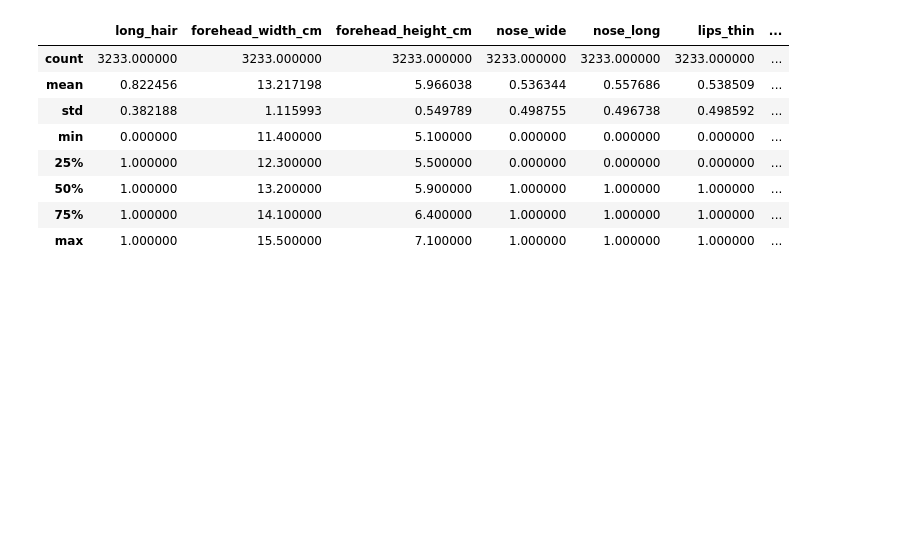
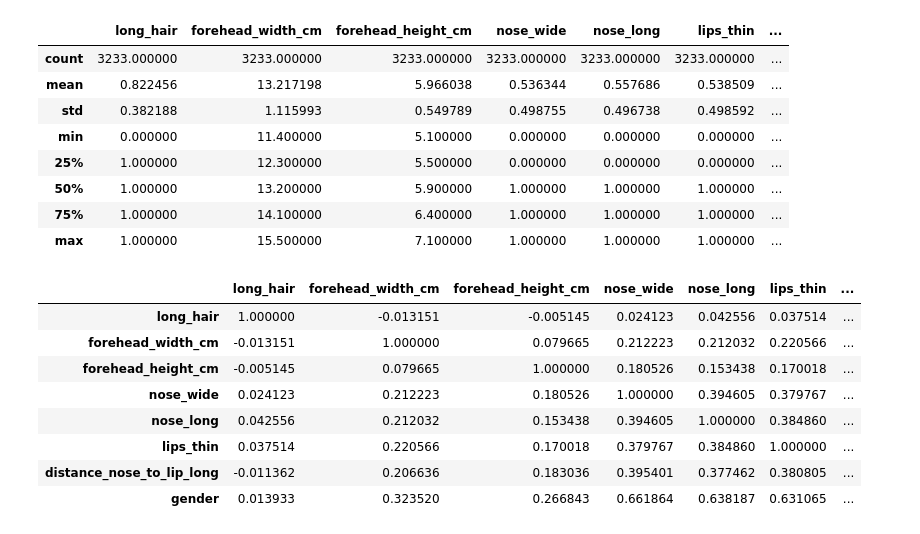
Before and after one commit to ebteshamul/logistic-regression, a Jupyter notebook: model.ipynb, the cells around one changed output. Cells and saved outputs as stored; diff of their text form; code cells hidden in the pictures; blank space fills up the shorter version.

```diff
--- a/model.ipynb
+++ b/model.ipynb
@@ -114,0 +120,12 @@ df.describe()
+# %%
+df.corr()
+# %% [output]
+|  | long_hair | forehead_width_cm | forehead_height_cm | nose_wide | nose_long | lips_thin | ... |
+| long_hair | 1.000000 | -0.013151 | -0.005145 | 0.024123 | 0.042556 | 0.037514 | ... |
+| forehead_width_cm | -0.013151 | 1.000000 | 0.079665 | 0.212223 | 0.212032 | 0.220566 | ... |
+| forehead_height_cm | -0.005145 | 0.079665 | 1.000000 | 0.180526 | 0.153438 | 0.170018 | ... |
+| nose_wide | 0.024123 | 0.212223 | 0.180526 | 1.000000 | 0.394605 | 0.379767 | ... |
+| nose_long | 0.042556 | 0.212032 | 0.153438 | 0.394605 | 1.000000 | 0.384860 | ... |
+| lips_thin | 0.037514 | 0.220566 | 0.170018 | 0.379767 | 0.384860 | 1.000000 | ... |
+| distance_nose_to_lip_long | -0.011362 | 0.206636 | 0.183036 | 0.395401 | 0.377462 | 0.380805 | ... |
+| gender | 0.013933 | 0.323520 | 0.266843 | 0.661864 | 0.638187 | 0.631065 | ... |
```
Also changed, not shown: parts of 7 cells of this notebook.
